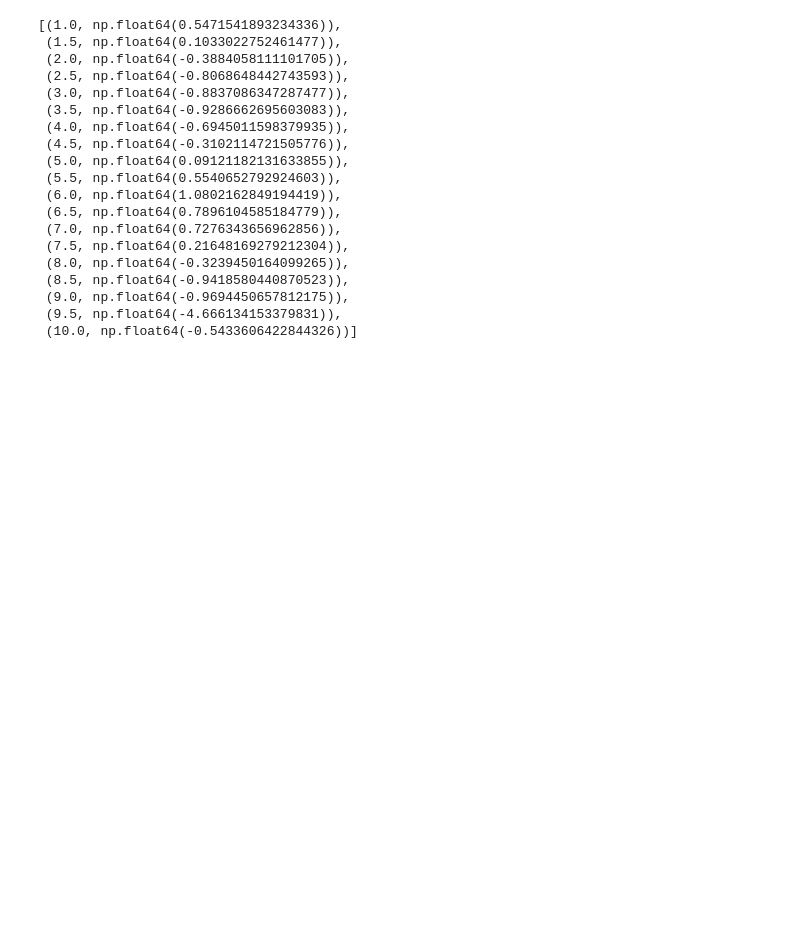
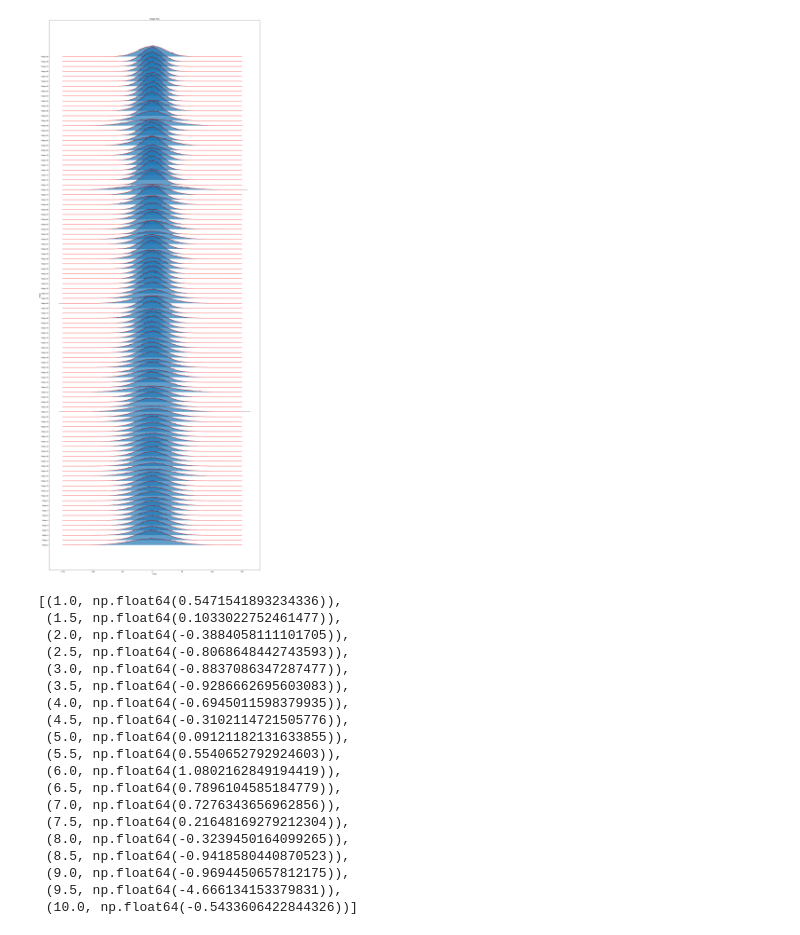
Before and after one commit to reubenharry/sampler-benchmarks, a Jupyter notebook: sampler-comparison/sampler_comparison/experiments/quantum_problem/inspect_r.ipynb, the cells around one changed output. Saved outputs shown, nothing was run; the diff lists cells and outputs as text; code cells hidden in the pictures; blank space fills up the shorter version.

```diff
--- a/sampler-comparison/sampler_comparison/experiments/quantum_problem/inspect_r.ipynb
+++ b/sampler-comparison/sampler_comparison/experiments/quantum_problem/inspect_r.ipynb
@@ -56,0 +76,73 @@ print(g_vals)
+# %%
+import numpy as np
+import matplotlib.pyplot as plt
+
+def ridge_plot(data, bins=100, overlap=0.5, colors=None, labels=None, figsize=(20, 50)):
+    """
+    Create a ridge plot (stacked histograms) for a 2D array.
+    Args:
+        data: array-like, shape (num_ridges, num_samples)
+        bins: number of bins for the histogram
+        overlap: float, amount of overlap between ridges (0 to 1)
+        colors: list of colors for each ridge (optional)
+        labels: list of str, labels for each ridge (optional)
+        figsize: tuple, size of the figure
+    """
+    num_ridges = data.shape[0]
+    plt.figure(figsize=figsize)
+
+    # Normalize vertical spacing by max histogram height
+    max_hist_height = 0
+    all_hist_vals = []
+    all_edges = []
+    means = []
+    stds = []
+    for i in range(num_ridges):
+        hist_vals, bin_edges = np.histogram(data[i], bins=bins, density=True)
+        all_hist_vals.append(hist_vals)
+        all_edges.append(bin_edges)
+        mean = data[i].mean()
+        std = data[i].std()
+        means.append(mean)
+        stds.append(std)
+        max_hist_height = max(max_hist_height, hist_vals.max())
+
+    # Define vertical step in y
+    y_step = max_hist_height * (1-overlap)
+
+    for i in range(num_ridges):
+        vals = all_hist_vals[i]
+        edges = all_edges[i]
+        x = 0.5 * (edges[:-1] + edges[1:])
+        yoffset = i * y_step
+        color = None
+        if colors is not None and len(colors) > i:
+            color = colors[i]
+        label = None
+        if labels is not None and len(labels) > i:
+            label = labels[i]
+        plt.fill_between(x, yoffset, vals+yoffset, color=color, alpha=0.7, label=label)
+
+        plt.plot(x, vals + yoffset, color="k", lw=0.9)
+
+        # plot gaussian with mean and std at 100 points between -10 and 10
+        x_points = np.linspace(-150, 150, 100)
+        gaussian = lambda x: (1/(stds[i]*np.sqrt(2*np.pi)))*np.exp(-(x-means[i])**2/(2*stds[i]**2))
+        plt.plot(x_points, gaussian(x_points) + yoffset, color='r')
+
+
+    plt.yticks(y_step * np.arange(num_ridges), labels if labels is not None else [f"Ridge {i}" for i in range(num_ridges)])
+    plt.xlabel("Value")
+    plt.ylabel("Ridge")
+    plt.title("Ridge Plot")
+    if labels is not None:
+        plt.legend(bbox_to_anchor=(1.01, 1.0), loc='upper left')
+    plt.tight_layout()
+    plt.show()
+
+# Example usage:
+# Suppose chi_samples has shape (num_ridges, num_samples)
+ridge_plot(chi_samples[::1, :], bins=100, overlap=0.7)
+# chi_samples.shape
+# %% [output]
+[figure, added]
```
Also changed, not shown: parts of 2 cells of this notebook, 59 other files.
